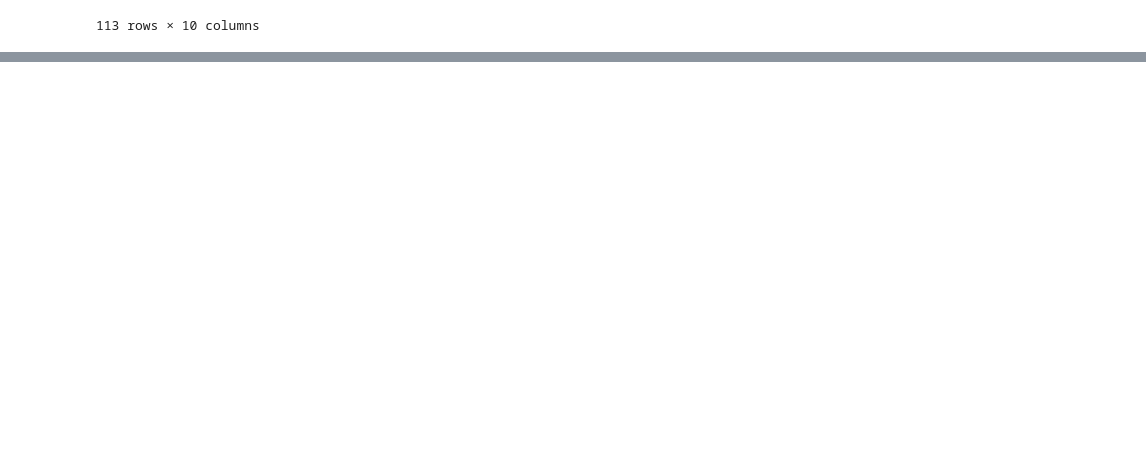
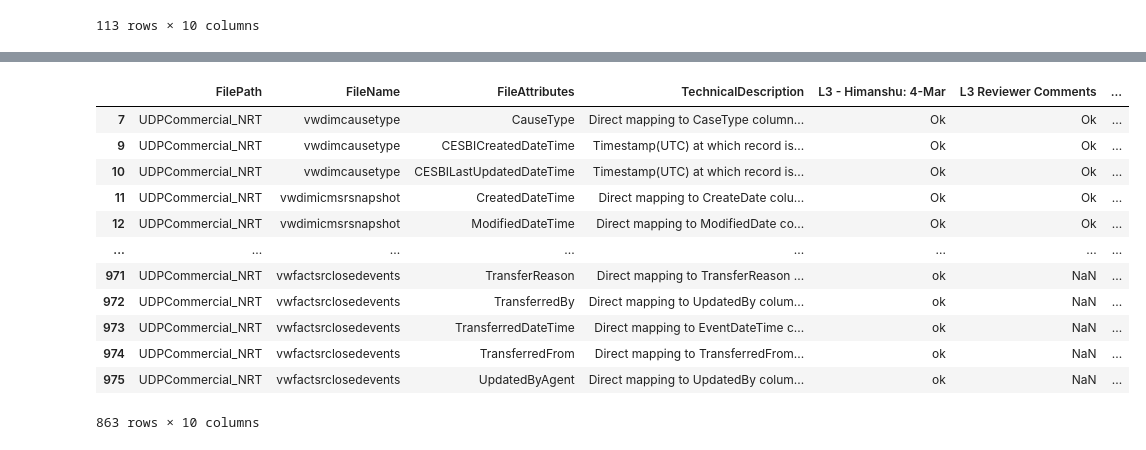
Before and after one commit to machupichu412/Data-Description-Quality, a Jupyter notebook: data_cleaning.ipynb, the cells around one changed output, grey strips where cells are left out. Cells and saved outputs as stored; diff of their text form; code cells hidden in the pictures; blank space fills up the shorter version.

```diff
--- a/data_cleaning.ipynb
+++ b/data_cleaning.ipynb
@@ -84,0 +69,27 @@ filtered_df
+# %%
+# correct descriptions
+# Function to check if a row should be kept
+def pass_row(row):
+    # Check if at least one column is NOT 'ok' or NaN
+    has_meaningful_comment = not any([x != 'Ok' and x != 'ok' and pd.notnull(x) for x in row])
+    return has_meaningful_comment
+
+# Apply the filtering function
+pass_descriptions = df[df[columns_to_check].apply(pass_row, axis=1)]
+
+# Display filtered DataFrame
+pass_descriptions
+# %% [output]
+|  | FilePath | FileName | FileAttributes | TechnicalDescription | L3 - Himanshu: 4-Mar | L3 Reviewer Comments | ... |
+| 7 | UDPCommercial_NRT | vwdimcausetype | CauseType | Direct mapping to CaseType column... | Ok | Ok | ... |
+| 9 | UDPCommercial_NRT | vwdimcausetype | CESBICreatedDateTime | Timestamp(UTC) at which record is... | Ok | Ok | ... |
+| 10 | UDPCommercial_NRT | vwdimcausetype | CESBILastUpdatedDateTime | Timestamp(UTC) at which record is... | Ok | Ok | ... |
+| 11 | UDPCommercial_NRT | vwdimicmsrsnapshot | CreatedDateTime | Direct mapping to CreateDate colu... | Ok | Ok | ... |
+| 12 | UDPCommercial_NRT | vwdimicmsrsnapshot | ModifiedDateTime | Direct mapping to ModifiedDate co... | Ok | Ok | ... |
+| ... | ... | ... | ... | ... | ... | ... | ... |
+| 971 | UDPCommercial_NRT | vwfactsrclosedevents | TransferReason | Direct mapping to TransferReason ... | ok | NaN | ... |
+| 972 | UDPCommercial_NRT | vwfactsrclosedevents | TransferredBy | Direct mapping to UpdatedBy colum... | ok | NaN | ... |
+| 973 | UDPCommercial_NRT | vwfactsrclosedevents | TransferredDateTime | Direct mapping to EventDateTime c... | ok | NaN | ... |
+| 974 | UDPCommercial_NRT | vwfactsrclosedevents | TransferredFrom | Direct mapping to TransferredFrom... | ok | NaN | ... |
+| 975 | UDPCommercial_NRT | vwfactsrclosedevents | UpdatedByAgent | Direct mapping to UpdatedBy colum... | ok | NaN | ... |
+863 rows × 10 columns
```
Also changed, not shown: parts of 6 cells of this notebook, 4 other files.
